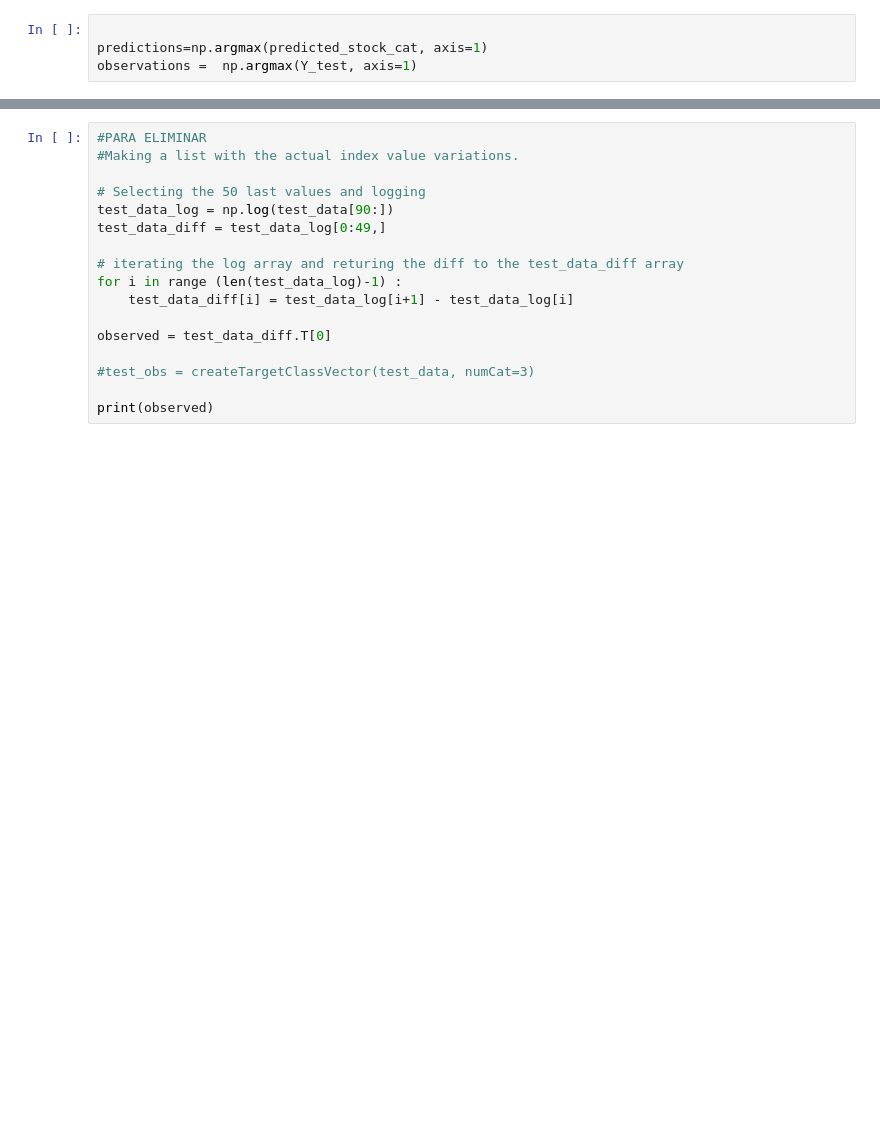
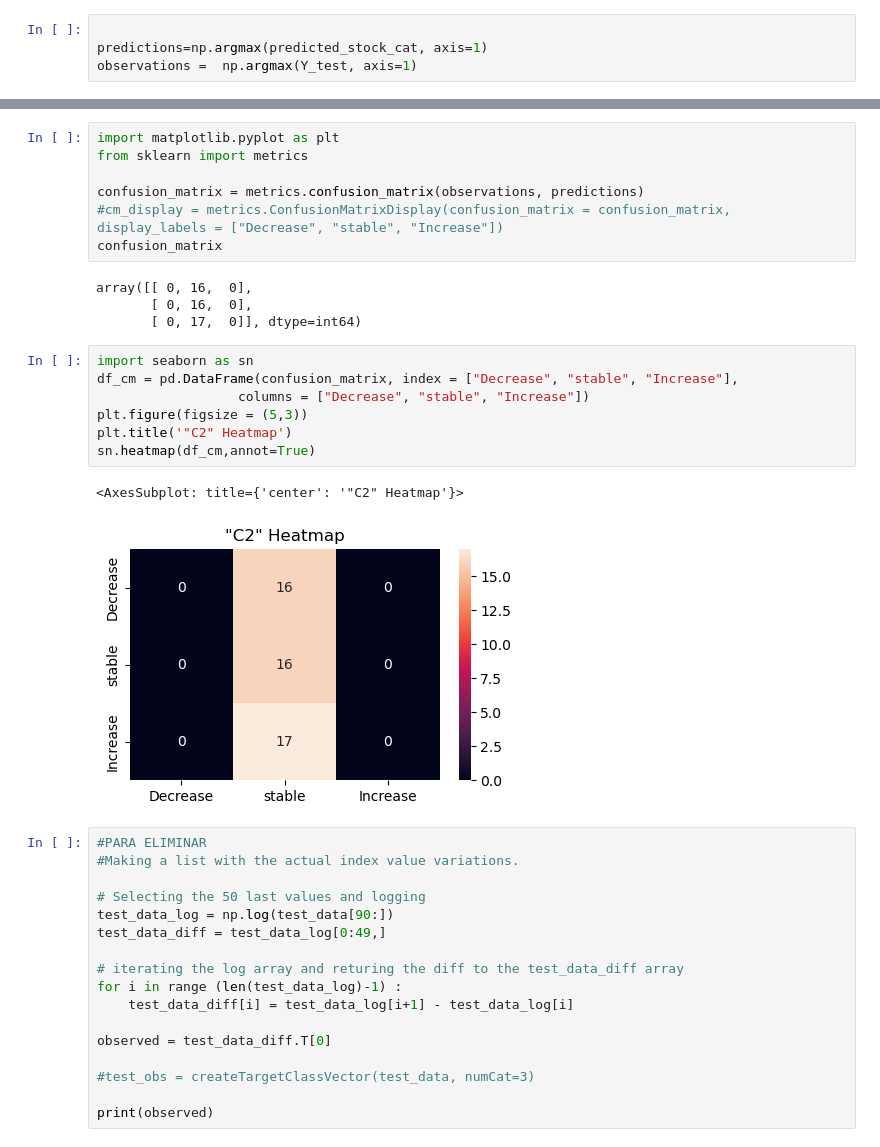
Before and after one commit to zohanny/LSTM-Euronext, a Jupyter notebook: EURONEXT LISBON - Forecasting with LSTM.ipynb, the cells around one changed output, grey strips where cells are left out. Saved outputs shown, nothing was run; the diff lists cells and outputs as text; blank space fills up the shorter version.

Commit message:
With confusion matrix on c1, c2 and c3

```diff
--- a/EURONEXT LISBON - Forecasting with LSTM.ipynb
+++ b/EURONEXT LISBON - Forecasting with LSTM.ipynb
@@ -717,3 +721,24 @@ accuracy_score(observations, predictions)
+# %%
+import matplotlib.pyplot as plt
+from sklearn import metrics
+
+confusion_matrix = metrics.confusion_matrix(observations, predictions)
+#cm_display = metrics.ConfusionMatrixDisplay(confusion_matrix = confusion_matrix, display_labels = ["Decrease", "stable", "Increase"])
+confusion_matrix
+# %% [output]
+array([[ 0, 16,  0],
+       [ 0, 16,  0],
+       [ 0, 17,  0]], dtype=int64)
+# %%
+import seaborn as sn
+df_cm = pd.DataFrame(confusion_matrix, index = ["Decrease", "stable", "Increase"],
+                  columns = ["Decrease", "stable", "Increase"])
+plt.figure(figsize = (5,3))
+plt.title('"C2" Heatmap')
+sn.heatmap(df_cm,annot=True)
+# %% [output]
+<AxesSubplot: title={'center': '"C2" Heatmap'}>
+[figure, added]
 # %%
 #PARA ELIMINAR
 #Making a list with the actual index value variations.
```
Also changed, not shown: parts of 9 cells of this notebook.
